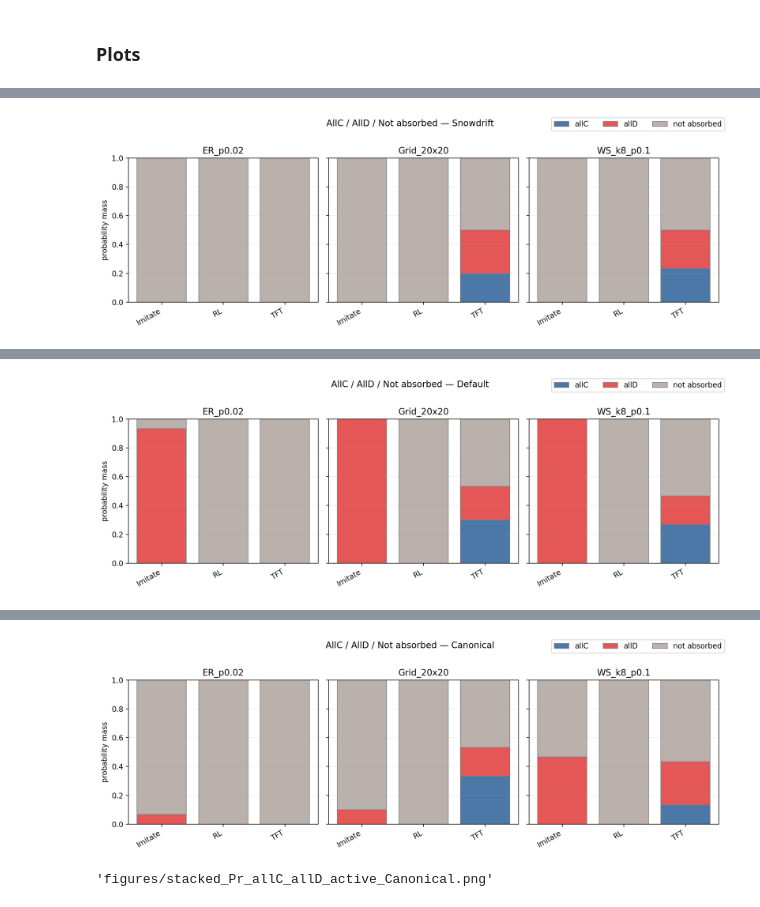
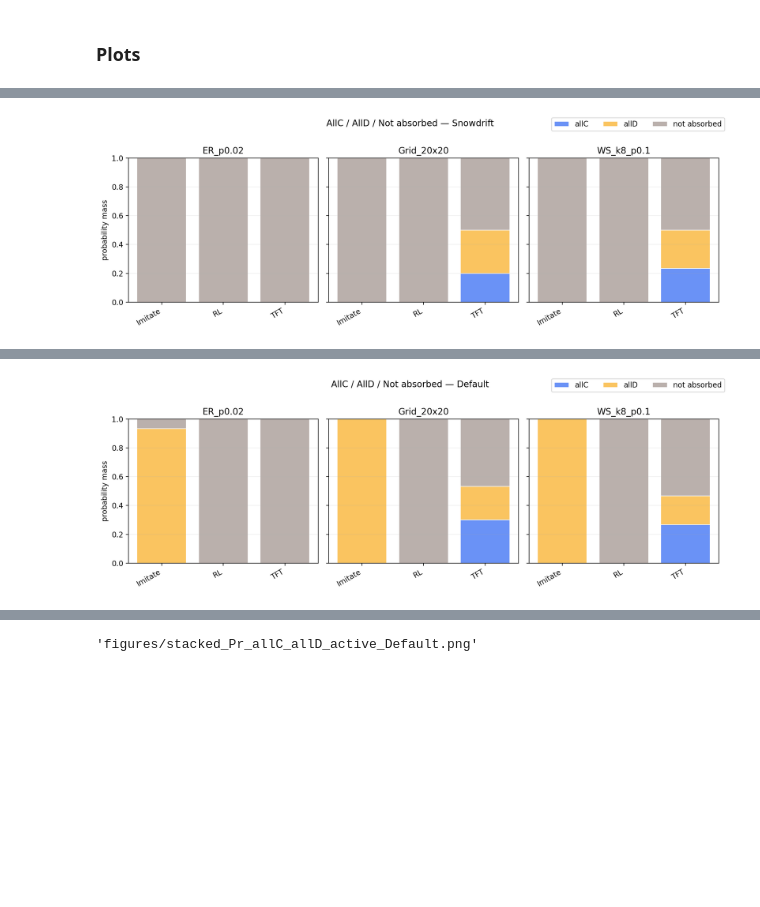
Before and after one commit to tristan-farran/CSS-Project, a Jupyter notebook: Code/Zheng_Code V2.ipynb, the cells around one changed output, grey strips where cells are left out. Saved outputs shown, nothing was run; the diff lists cells and outputs as text; code cells hidden in the pictures; blank space fills up the shorter version.

Commit message:
revise results

```diff
--- a/Code/Zheng_Code V2.ipynb
+++ b/Code/Zheng_Code V2.ipynb
@@ -1641,6 +1652,10 @@ summary_df.to_csv("Results/Result_RQ0/summary_df.csv", index=False)
 per_run_df.to_csv("Results/Result_RQ0/per_run_df.csv", index=False)
 # %% [markdown]
 ### Plots
+# %%
+# load
+summary_df = pd.read_csv("Results/Result_RQ0/Result_V4/summary_revised.csv")
+per_run_df = pd.read_csv("Results/Result_RQ0/Result_V4/per_run_revised.csv")
 # %%
 def add_strategy_short(df, col="strategy"):
     def short(s):
@@ -1832,8 +1860,8 @@ def plot_probs_stacked(per_run_df, payoff_name, use_short=True, colors=None):
     # default colors (edit as you like)
     if colors is None:
         colors = {
-            "allC":   "#4C78A8",
-            "allD":   "#E45756",
+            "allC":   "#6A92F6",
+            "allD":   "#FAC460",
             "active": "#BAB0AC",
         }
 
@@ -1859,38 +1887,38 @@ def plot_probs_stacked(per_run_df, payoff_name, use_short=True, colors=None):
     for ax, net in zip(axes, networks):
         g = tab[tab["network"] == net].set_index("strategy").reindex(strategies)
 
         x = np.arange(len(strategies))
-        ax.bar(x, g["p_allC"], color=colors["allC"], label="allC", edgecolor="gray", linewidth=0.8)
-        ax.bar(x, g["p_allD"], bottom=g["p_allC"], color=colors["allD"], label="allD", edgecolor="gray", linewidth=0.8)
+        ax.bar(x, g["p_allC"], color=colors["allC"], label="allC", edgecolor="white", linewidth=0.8)
+        ax.bar(x, g["p_allD"], bottom=g["p_allC"], color=colors["allD"], label="allD", edgecolor="white", linewidth=0.8)
         ax.bar(x, g["p_active"],
                bottom=g["p_allC"] + g["p_allD"],
                color=colors["active"], label="not absorbed",
-               edgecolor="gray", linewidth=0.8
+               edgecolor="white", linewidth=0.8
                )
 
         ax.set_xticks(x)
         ax.set_xticklabels(strategies, rotation=30, ha="right")
         ax.set_ylim(0, 1)
         ax.set_title(str(net))
         ax.grid(True, axis="y", alpha=0.2)
 
     axes[0].set_ylabel("probability mass")
     handles, labels = axes[0].get_legend_handles_labels()
     fig.legend(handles, labels, loc="upper right", ncols=3, frameon=True)
     fig.suptitle(f"AllC / AllD / Not absorbed — {payoff_name}", y=1.02)
     fig.tight_layout()
 
     return show_saved(fig, f"stacked_Pr_allC_allD_active_{payoff_name}.png")
 
 
 
-plot_probs_stacked(per_run_revised, "Snowdrift")
-plot_probs_stacked(per_run_revised, "Default")
-plot_probs_stacked(per_run_revised, "Canonical")
+plot_probs_stacked(per_run_df, "Snowdrift")
+plot_probs_stacked(per_run_df, "Default")
+#plot_probs_stacked(per_run_revised, "Canonical")
 # %% [output]
 [interactive output not drawn]
 [interactive output not drawn]
-[figure, old version]
+[figure, new version]
 [interactive output not drawn]
 [interactive output not drawn]
-[figure, old version]
+[figure, new version]
@@ -1899,2 +1925 @@ plot_probs_stacked(per_run_revised, "Canonical")
-[figure, removed]
-'figures/stacked_Pr_allC_allD_active_Canonical.png'
+'figures/stacked_Pr_allC_allD_active_Default.png'
```
Also changed, not shown: parts of 9 cells of this notebook, 13 other files.
